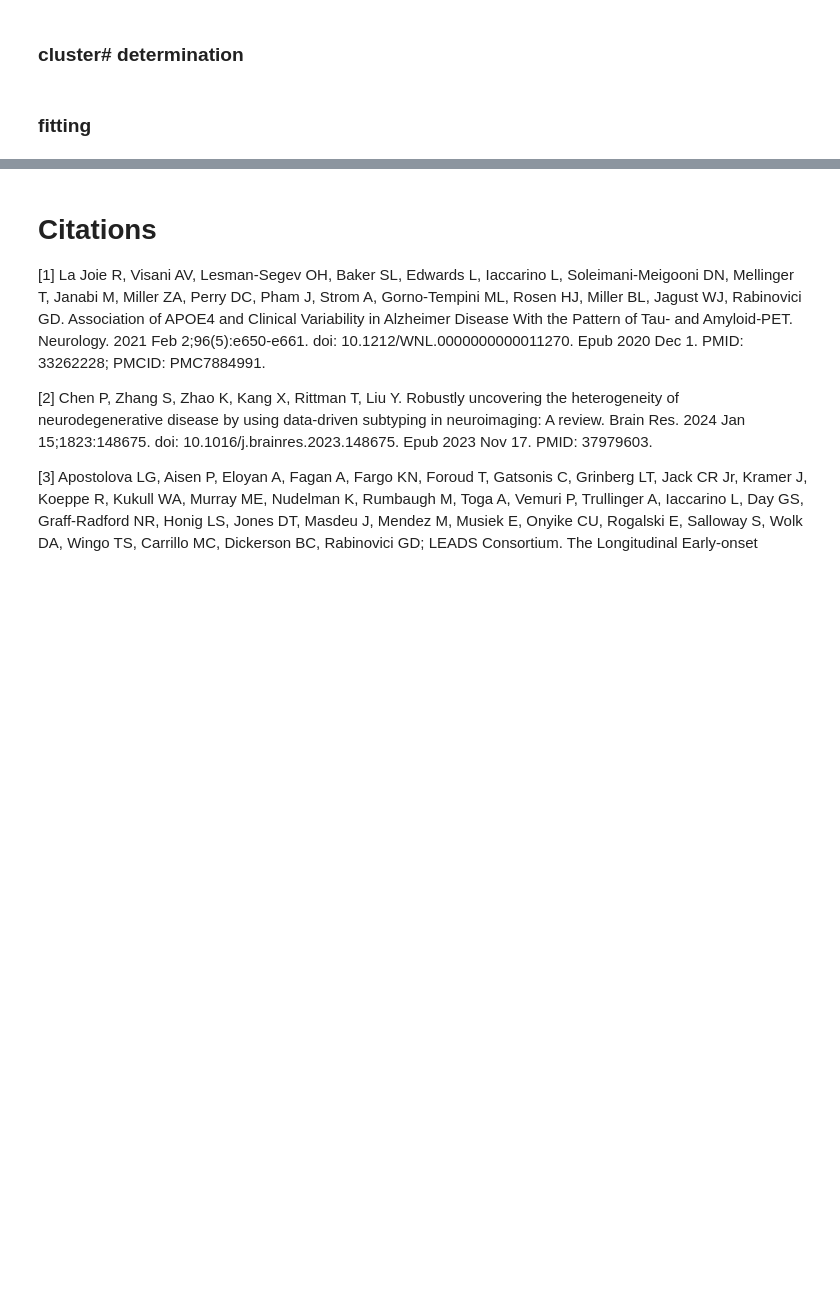
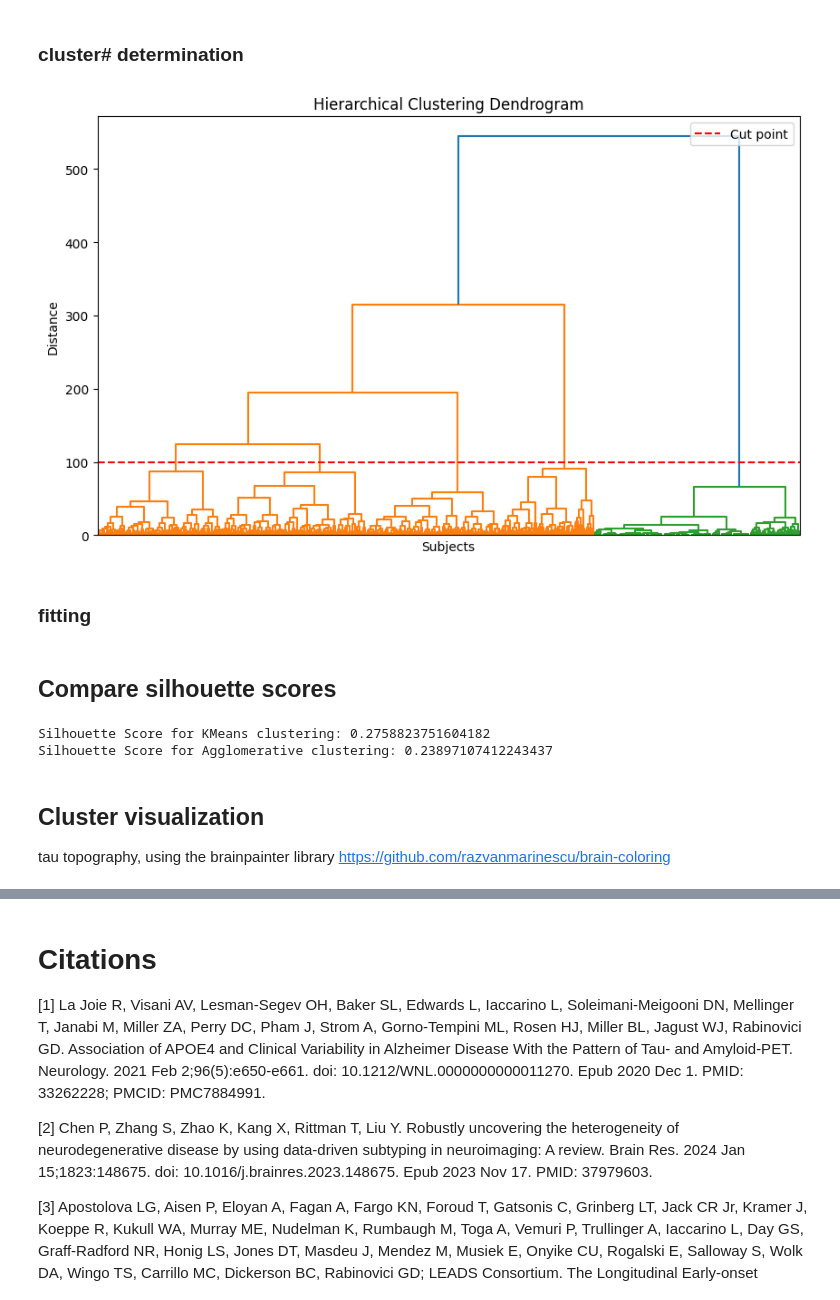
Before and after one commit to marlenelin/clustering, a Jupyter notebook: clustering.ipynb, the cells around one changed output, grey strips where cells are left out. Drawn from its saved outputs; the diff is of its cells as text; code cells hidden in the pictures; blank space fills up the shorter version.

```diff
--- a/clustering.ipynb
+++ b/clustering.ipynb
@@ -612,2 +641,23 @@ gmm_eoad_df['kmm_lab'] = bestkm.fit(gmm_eoad).labels_
+# %%
+fig, ax = plt.subplots(figsize=(10, 6))
+
+linked = linkage(gmm_data, method='ward')
+dendrogram(linked,
+           ax=ax,
+           orientation='top',
+           distance_sort='descending',
+           show_leaf_counts=True)
+
+cut_point = 100
+ax.axhline(y=cut_point, color='red', linestyle='--', label='Cut point')
+
+ax.set_title('Hierarchical Clustering Dendrogram')
+ax.set_xlabel('Subjects')
+ax.set_ylabel('Distance')
+ax.set_xticks([]) #rm subject labels
+ax.legend()
+plt.show()
+# %% [output]
+[figure, added]
 # %% [markdown]
 ### fitting
@@ -614,2 +667,18 @@ gmm_eoad_df['kmm_lab'] = bestkm.fit(gmm_eoad).labels_
+# %% [markdown]
+## Compare silhouette scores
+# %%
+
+kmeans_silhouette = silhouette_score(gmm_eoad, gmm_eoad_df.kmm_lab)
+
+agglomerative_silhouette = silhouette_score(gmm_eoad, gmm_eoad_df.agg_lab)
+
+print("Silhouette Score for KMeans clustering:", kmeans_silhouette)
+print("Silhouette Score for Agglomerative clustering:", agglomerative_silhouette)
+# %% [output]
+Silhouette Score for KMeans clustering: 0.2758823751604182
+Silhouette Score for Agglomerative clustering: 0.23897107412243437
+# %% [markdown]
+## Cluster visualization
+tau topography, using the brainpainter library https://github.com/razvanmarinescu/brain-coloring
 # %% [markdown]
 # Next Step(s)
```
Also changed, not shown: parts of 8 cells of this notebook.
